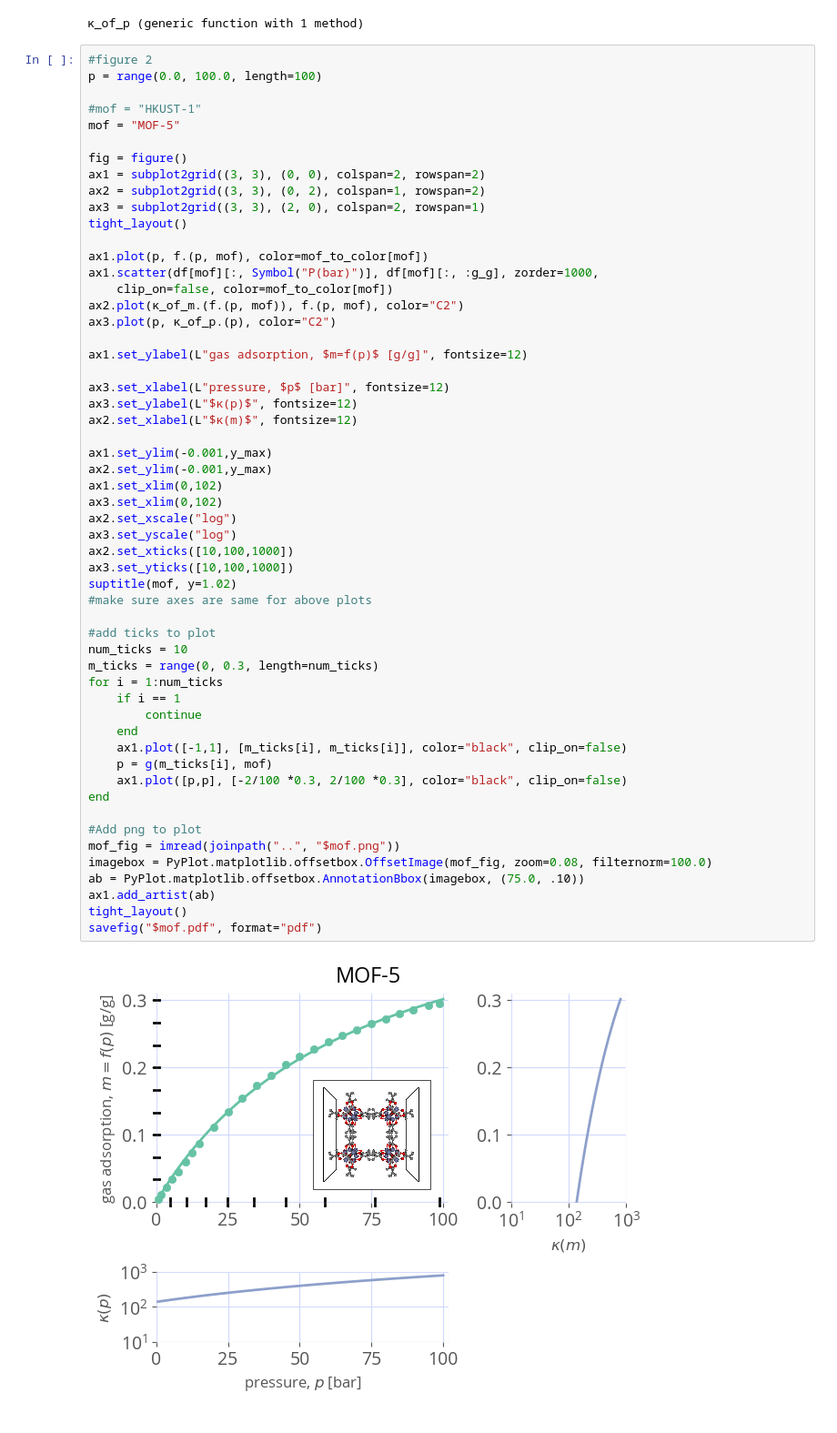
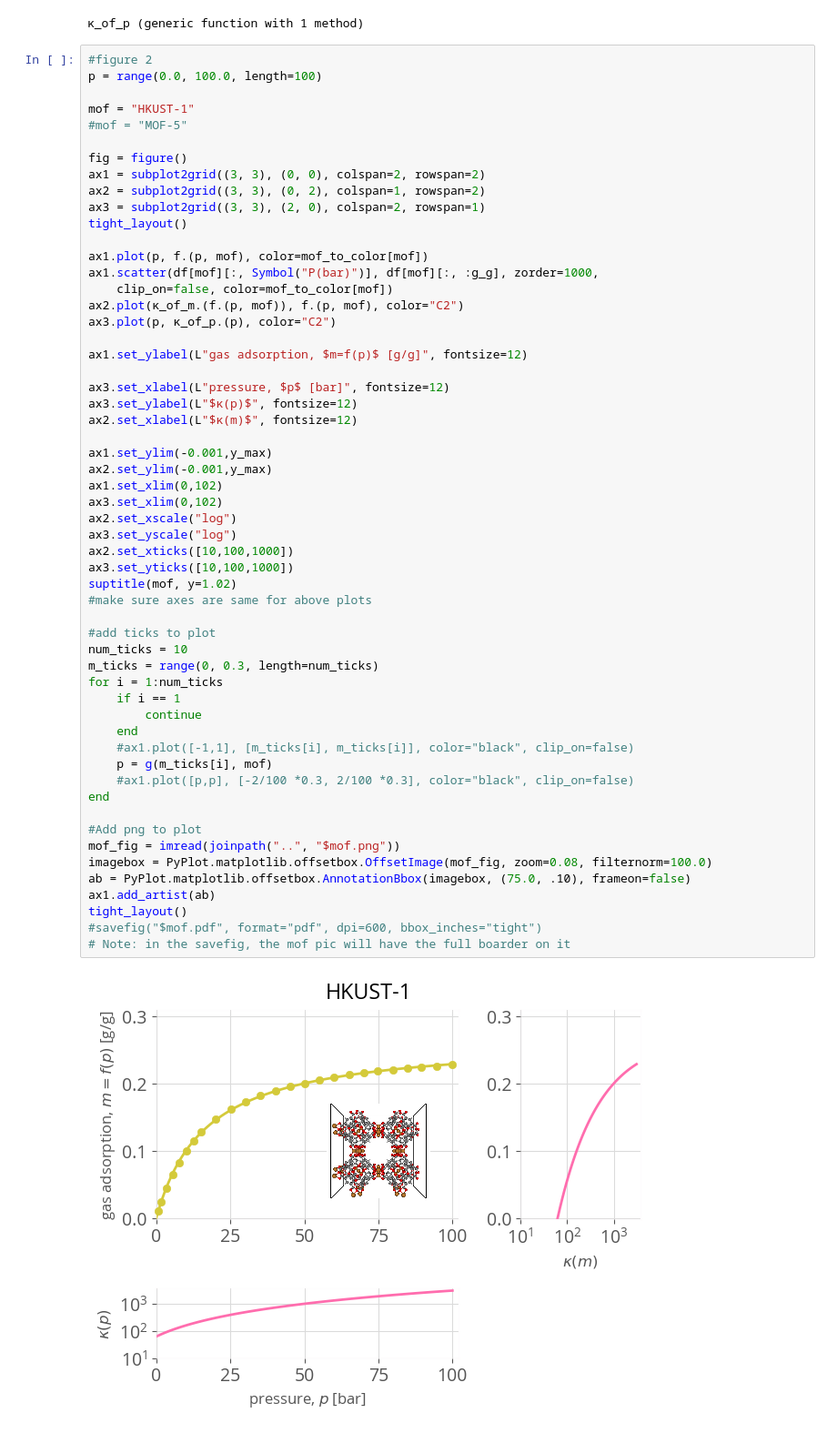
Before and after one commit to SimonEnsemble/nonlinear_sensing, a Jupyter notebook: one_d_sensing/1D sensing.ipynb, the cells around one changed output. Shown at 91% size. Saved outputs shown, nothing was run; the diff lists cells and outputs as text.

Commit message:
updated 1D color mapping

```diff
--- a/one_d_sensing/1D sensing.ipynb
+++ b/one_d_sensing/1D sensing.ipynb
@@ -195,8 +195,8 @@ For p̄ = 60.0 MOF-5 δp = 7.953723990842093
 #figure 2
 p = range(0.0, 100.0, length=100)
 
-#mof = "HKUST-1"
-mof = "MOF-5"
+mof = "HKUST-1"
+#mof = "MOF-5"
 
 fig = figure()
 ax1 = subplot2grid((3, 3), (0, 0), colspan=2, rowspan=2)
@@ -216,38 +216,39 @@ ax3.set_xlabel(L"pressure, $p$ [bar]", fontsize=12)
 ax3.set_ylabel(L"$κ(p)$", fontsize=12)
 ax2.set_xlabel(L"$κ(m)$", fontsize=12)
 
 ax1.set_ylim(-0.001,y_max)
 ax2.set_ylim(-0.001,y_max)
 ax1.set_xlim(0,102)
 ax3.set_xlim(0,102)
 ax2.set_xscale("log")
 ax3.set_yscale("log")
 ax2.set_xticks([10,100,1000])
 ax3.set_yticks([10,100,1000])
 suptitle(mof, y=1.02)
 #make sure axes are same for above plots
 
 #add ticks to plot
 num_ticks = 10
 m_ticks = range(0, 0.3, length=num_ticks)
 for i = 1:num_ticks
     if i == 1
         continue
     end
-    ax1.plot([-1,1], [m_ticks[i], m_ticks[i]], color="black", clip_on=false)
+    #ax1.plot([-1,1], [m_ticks[i], m_ticks[i]], color="black", clip_on=false)
     p = g(m_ticks[i], mof)
-    ax1.plot([p,p], [-2/100 *0.3, 2/100 *0.3], color="black", clip_on=false)
+    #ax1.plot([p,p], [-2/100 *0.3, 2/100 *0.3], color="black", clip_on=false)
 end
 
 #Add png to plot
 mof_fig = imread(joinpath("..", "$mof.png"))
 imagebox = PyPlot.matplotlib.offsetbox.OffsetImage(mof_fig, zoom=0.08, filternorm=100.0)
-ab = PyPlot.matplotlib.offsetbox.AnnotationBbox(imagebox, (75.0, .10))
+ab = PyPlot.matplotlib.offsetbox.AnnotationBbox(imagebox, (75.0, .10), frameon=false)
 ax1.add_artist(ab)
 tight_layout()
-savefig("$mof.pdf", format="pdf")
+#savefig("$mof.pdf", format="pdf", dpi=600, bbox_inches="tight")
+# Note: in the savefig, the mof pic will have the full boarder on it
 # %% [output]
-[figure, old version]
+[figure, new version]
 # %%
 κ_of_p.(100.0)
 # %% [output]
```
Also changed, not shown: parts of 6 cells of this notebook.
